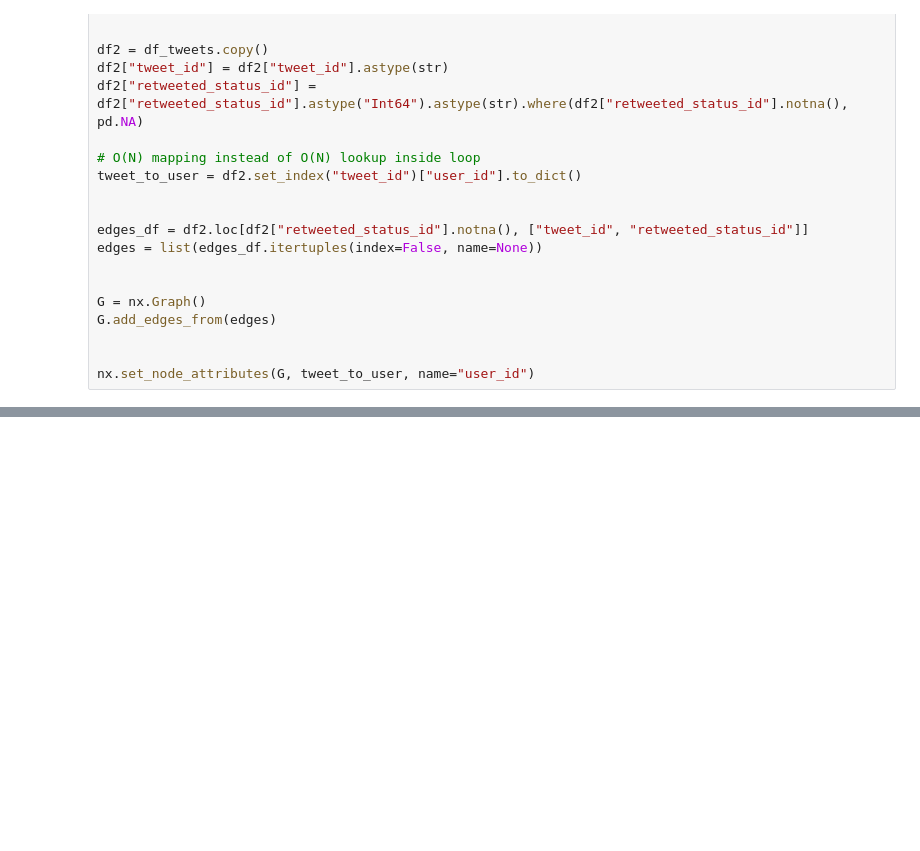
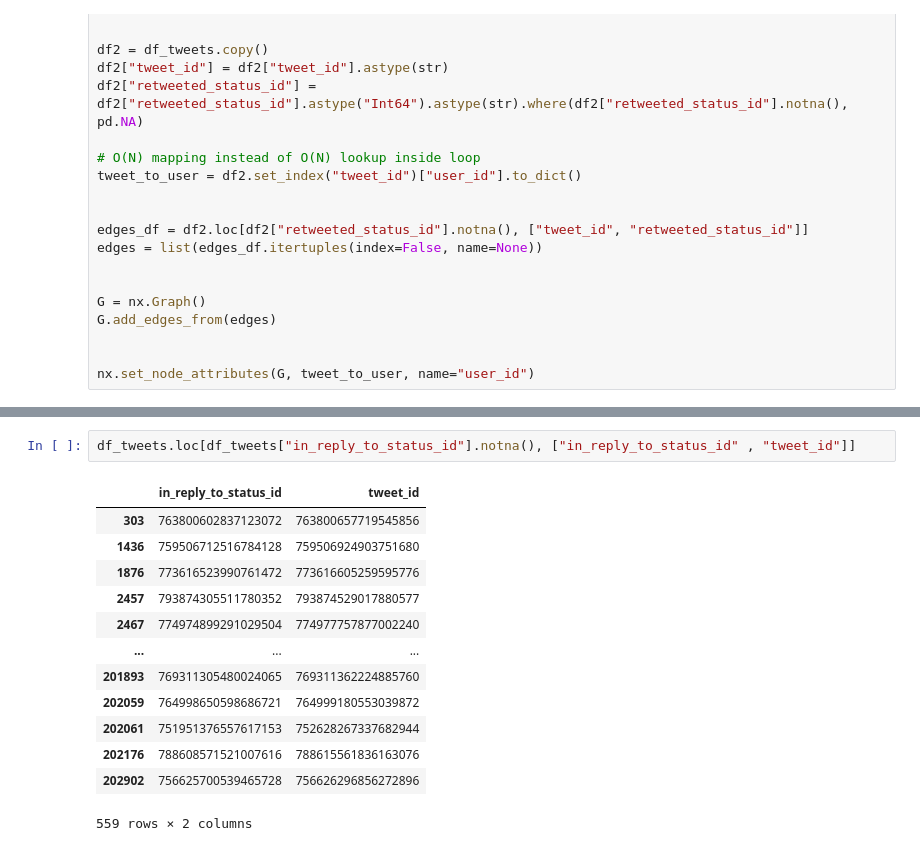
Before and after one commit to CyprienFOURCROY/p12_SNARS, a Jupyter notebook: Project12.ipynb, the cells around one changed output, grey strips where cells are left out. Saved outputs shown, nothing was run; the diff lists cells and outputs as text; blank space fills up the shorter version.

```diff
--- a/Project12.ipynb
+++ b/Project12.ipynb
@@ -317,0 +359,16 @@ for rank, (root_id, n_rt) in enumerate(cascade_counts.head(top_k).items(), start
+# %%
+df_tweets.loc[df_tweets["in_reply_to_status_id"].notna(), ["in_reply_to_status_id" , "tweet_id"]]
+# %% [output]
+|  | in_reply_to_status_id | tweet_id |
+| 303 | 763800602837123072 | 763800657719545856 |
+| 1436 | 759506712516784128 | 759506924903751680 |
+| 1876 | 773616523990761472 | 773616605259595776 |
+| 2457 | 793874305511780352 | 793874529017880577 |
+| 2467 | 774974899291029504 | 774977757877002240 |
+| ... | ... | ... |
+| 201893 | 769311305480024065 | 769311362224885760 |
+| 202059 | 764998650598686721 | 764999180553039872 |
+| 202061 | 751951376557617153 | 752628267337682944 |
+| 202176 | 788608571521007616 | 788615561836163076 |
+| 202902 | 756625700539465728 | 756626296856272896 |
+559 rows × 2 columns
```
Also changed, not shown: parts of 16 cells of this notebook.
